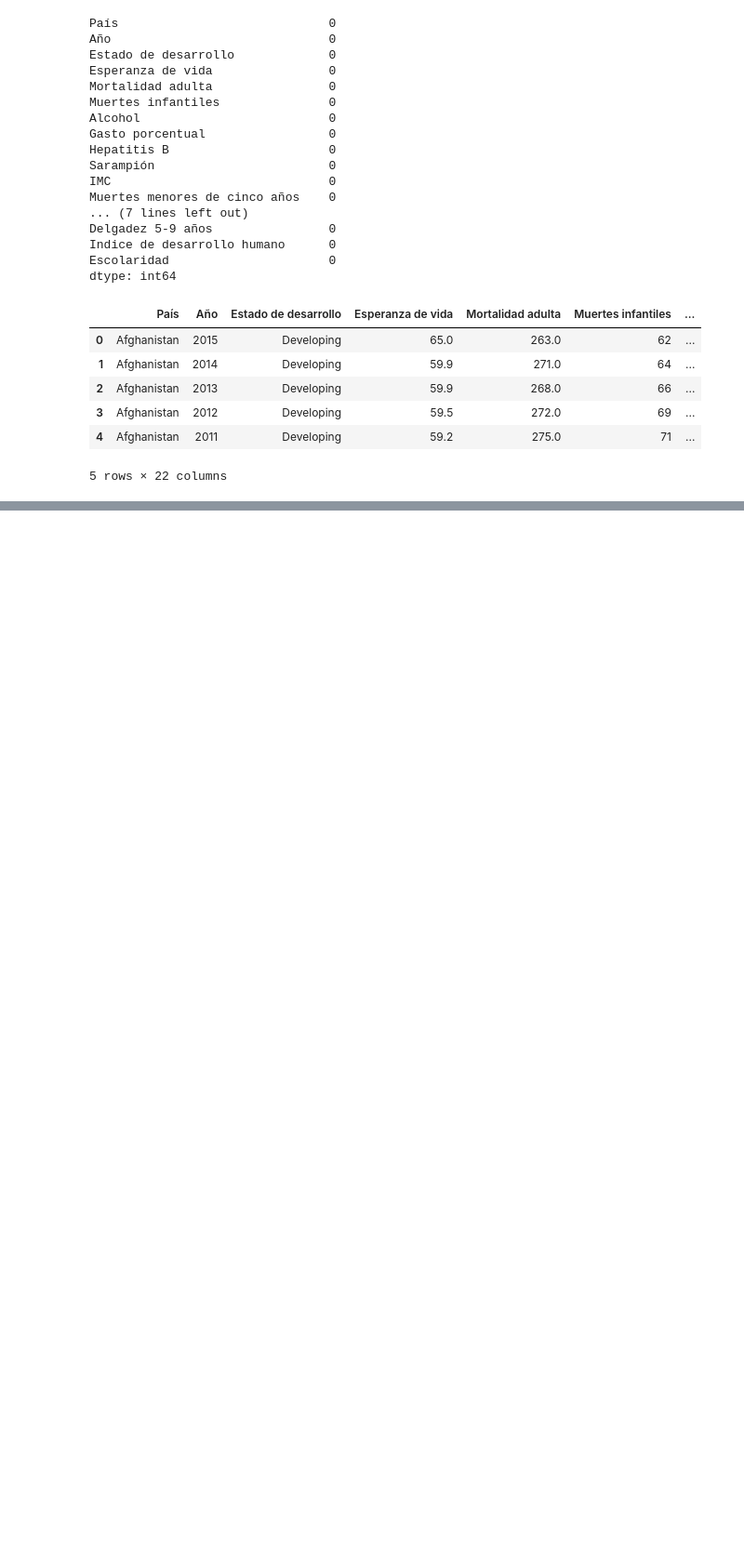
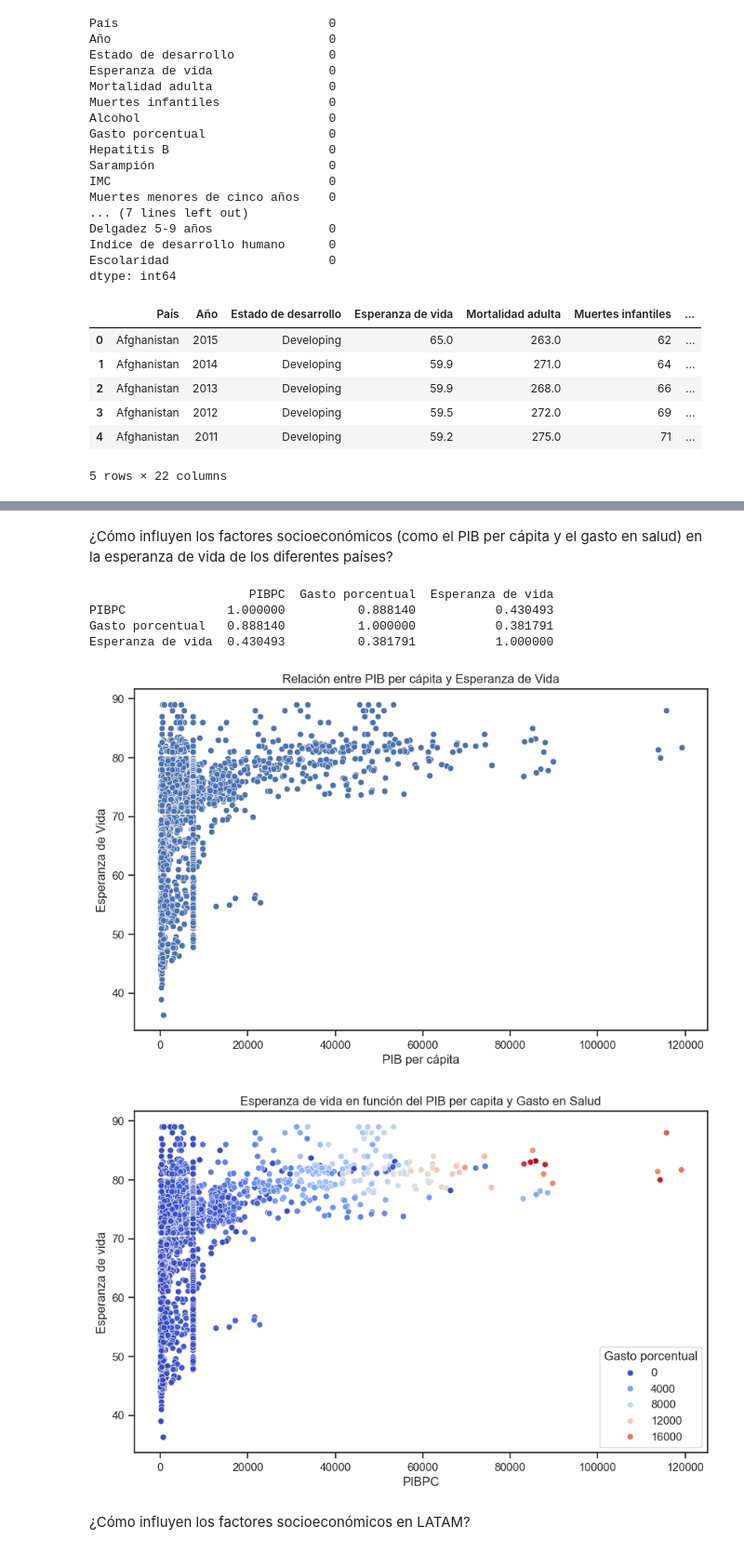
Before and after one commit to Korancito/LifeE.01.Coder, a Jupyter notebook: Nootebooks/Descriptivo.ipynb, the cells around one changed output, grey strips where cells are left out. Shown at 93% size. Drawn from its saved outputs; the diff is of its cells as text; code cells hidden in the pictures; blank space fills up the shorter version.

```diff
--- a/Nootebooks/Descriptivo.ipynb
+++ b/Nootebooks/Descriptivo.ipynb
@@ -193,3 +203,32 @@ sns.histplot(data=dfrenamed,
+# %% [markdown]
+¿Cómo influyen los factores socioeconómicos (como el PIB per cápita y el gasto en salud) en la esperanza de vida de los diferentes países?
+# %%
+
+df= dfrenamed[['PIBPC', 'Gasto porcentual', 'Esperanza de vida']].dropna()
+
+correlation_matrix = df.corr()
+print(correlation_matrix)
+
+plt.figure(figsize=(10,6))
+sns.scatterplot(data=df, x='PIBPC', y='Esperanza de vida')
+plt.title('Relación entre PIB per cápita y Esperanza de Vida')
+plt.xlabel('PIB per cápita')
+plt.ylabel('Esperanza de Vida')
+plt.show()
+
+plt.figure(figsize=(10,6))
+sns.scatterplot(data=df, x='PIBPC', y='Esperanza de vida', hue='Gasto porcentual', palette='coolwarm')
+plt.title('Esperanza de vida en función del PIB per capita y Gasto en Salud')
+plt.show()
+# %% [output]
+                      PIBPC  Gasto porcentual  Esperanza de vida
+PIBPC              1.000000          0.888140           0.430493
+Gasto porcentual   0.888140          1.000000           0.381791
+Esperanza de vida  0.430493          0.381791           1.000000
+[figure, added]
+[figure, added]
+# %% [markdown]
+¿Cómo influyen los factores socioeconómicos en LATAM?
 # %%
 latam = [
     'Argentina', 'Bolivia', 'Brasil', 'Chile', 'Colombia', 'Costa Rica', 'Cuba', 'República Dominicana',
```
Also changed, not shown: parts of 28 cells of this notebook, 1 other file.
